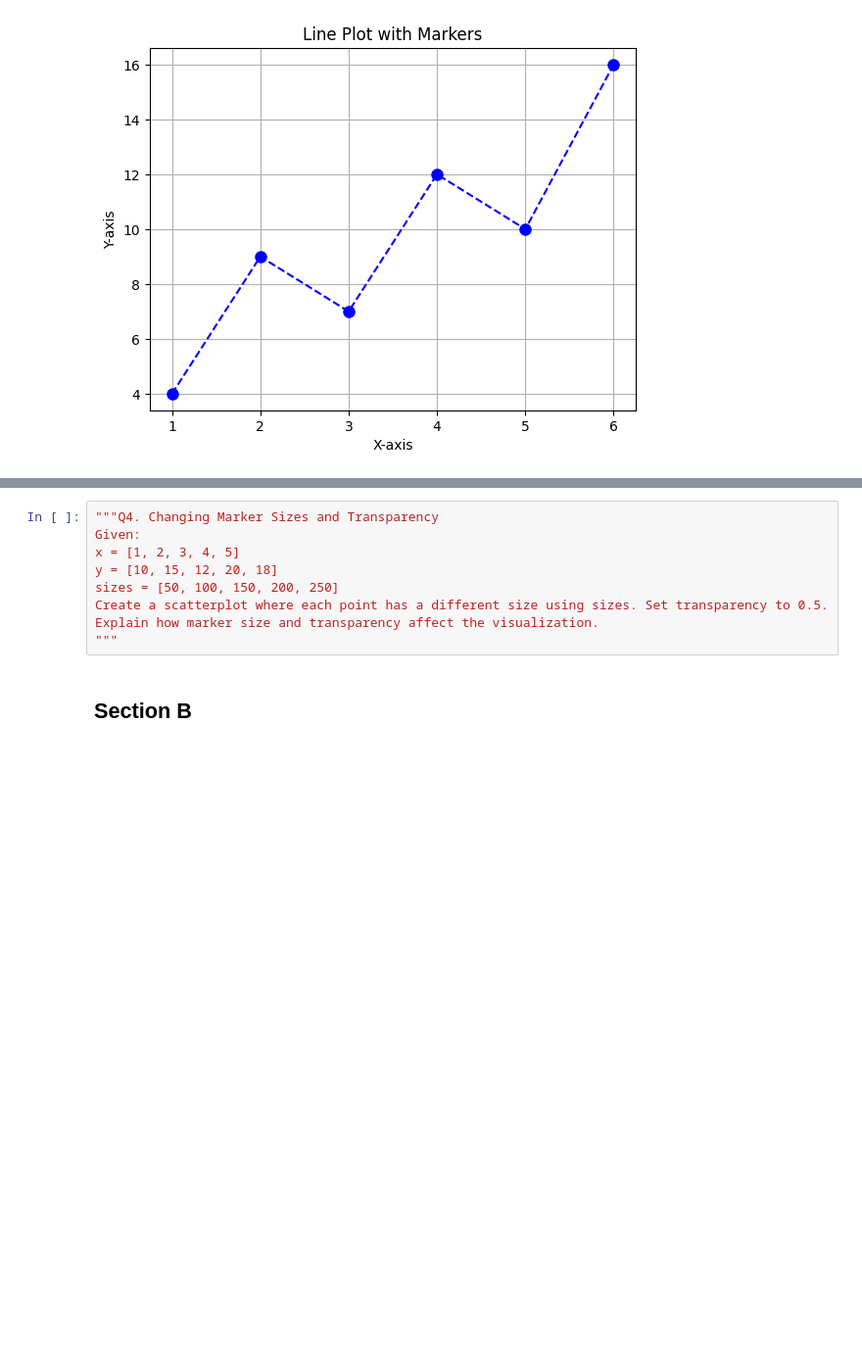
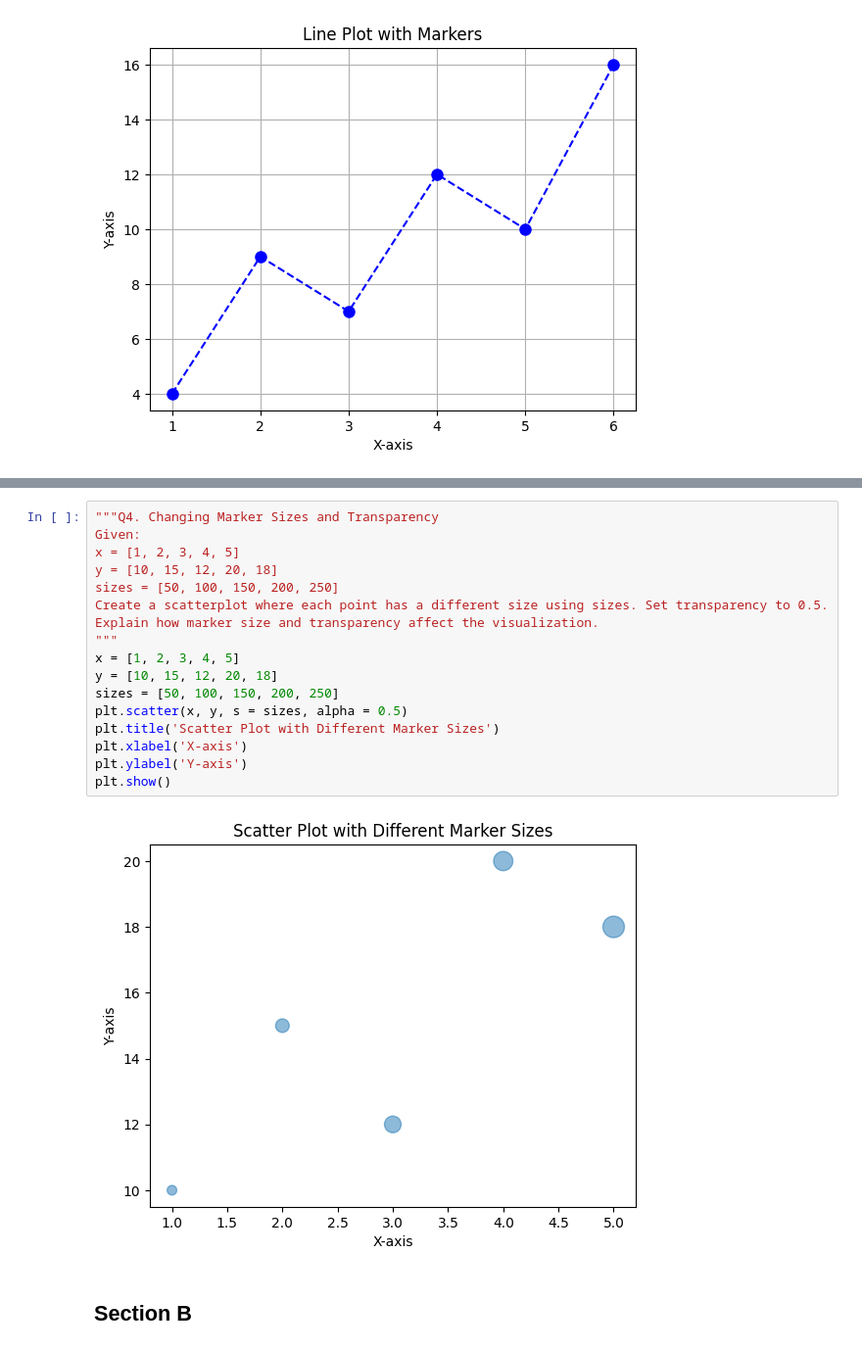
Before and after one commit to BarshaS01/Programming-for-Analytics, a Jupyter notebook: Classwork_S25_27_Practice_Set_Solved.ipynb, the cells around one changed output, grey strips where cells are left out. Shown at 98% size. Drawn from its saved outputs; the diff is of its cells as text; blank space fills up the shorter version.

```diff
--- a/Classwork_S25_27_Practice_Set_Solved.ipynb
+++ b/Classwork_S25_27_Practice_Set_Solved.ipynb
@@ -45,11 +79,21 @@ Create two subplots placed side by side. Display a line plot of y1 in the first
 # %%
 """Q4. Changing Marker Sizes and Transparency
 Given:
 x = [1, 2, 3, 4, 5]
 y = [10, 15, 12, 20, 18]
 sizes = [50, 100, 150, 200, 250]
 Create a scatterplot where each point has a different size using sizes. Set transparency to 0.5. Explain how marker size and transparency affect the visualization.
 """
+x = [1, 2, 3, 4, 5]
+y = [10, 15, 12, 20, 18]
+sizes = [50, 100, 150, 200, 250]
+plt.scatter(x, y, s = sizes, alpha = 0.5)
+plt.title('Scatter Plot with Different Marker Sizes')
+plt.xlabel('X-axis')
+plt.ylabel('Y-axis')
+plt.show()
+# %% [output]
+[figure, added]
 # %% [markdown]
 ## Section B
 # %%
```
Also changed, not shown: parts of 9 cells of this notebook.
